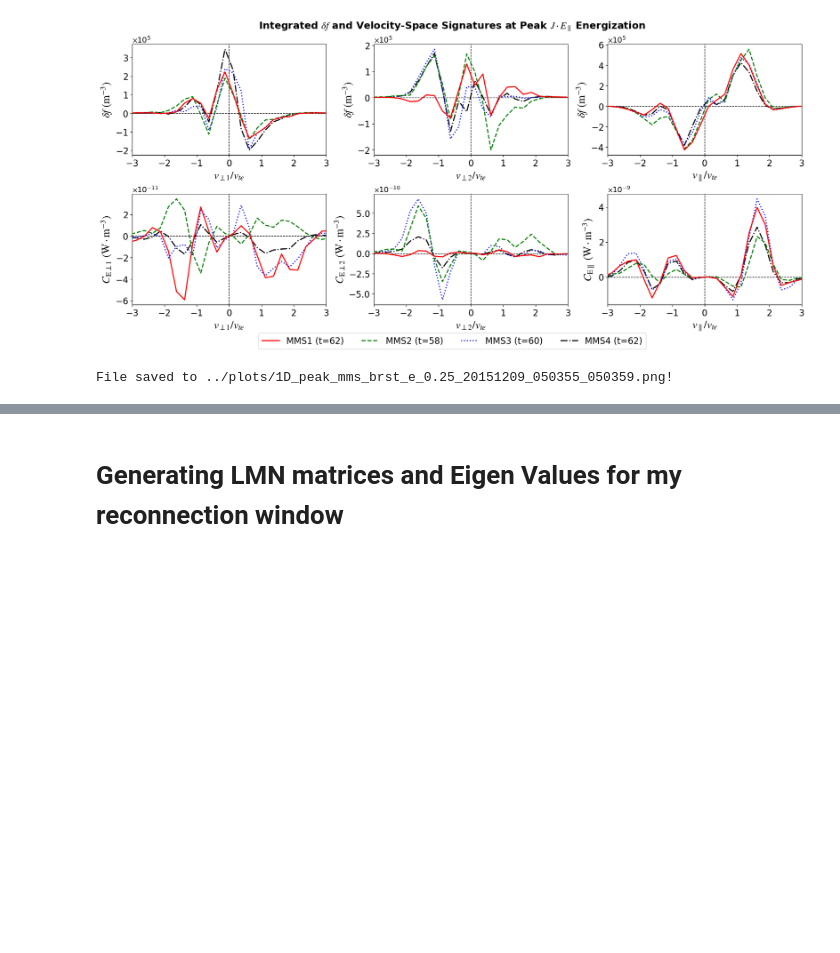
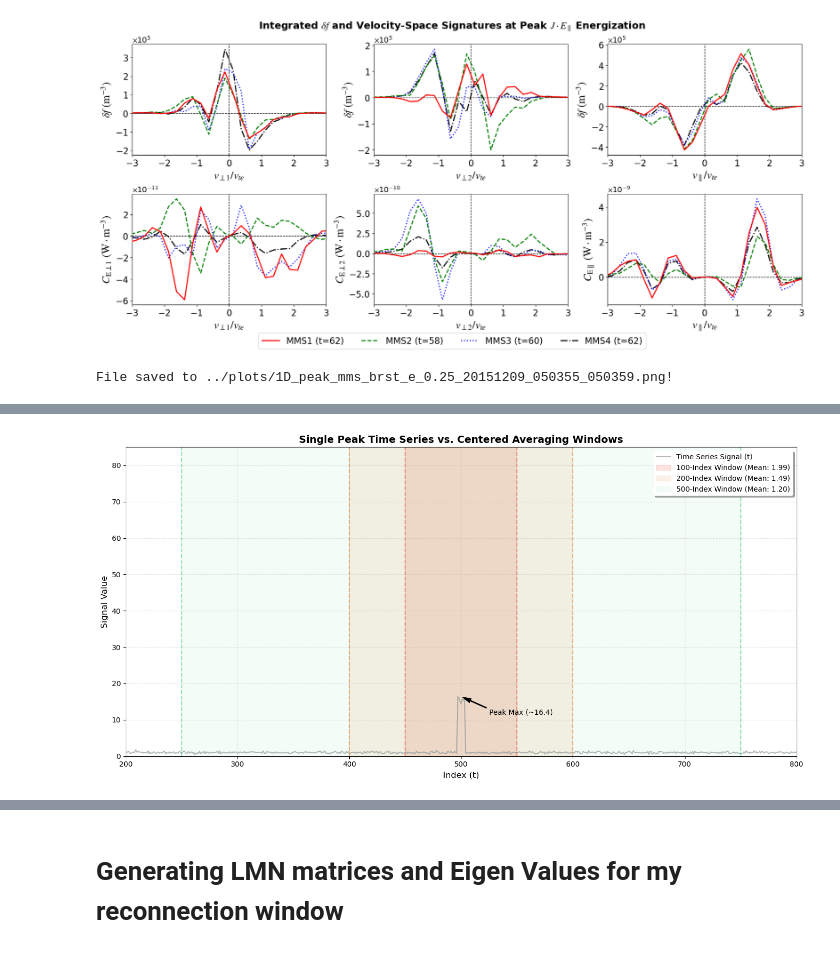
Before and after one commit to regisjohn/FPC_mRx, a Jupyter notebook: scripts/Publication_plots.ipynb, the cells around one changed output, grey strips where cells are left out. Drawn from its saved outputs; the diff is of its cells as text; code cells hidden in the pictures; blank space fills up the shorter version.

```diff
--- a/scripts/Publication_plots.ipynb
+++ b/scripts/Publication_plots.ipynb
@@ -2524,0 +2689,16 @@ File saved to ../plots/mms4_brst_e_0.25_20151209_050355_050359.pdf!
+# %%
+hfile_f = hfile.replace("_df_", "_f_")
+# %%
+time_index = 62
+with h5py.File(hfile, 'r') as f:
+	c_vol = f["fac"]["c_vol"][:, :, :, :, time_index]
+	xc = f["fac"]["binc_n"][...]
+	yc = f["fac"]["binc_n"][...]
+	zc = f["fac"]["binc_n"][...]
+# %%
+with h5py.File(hfile_f, 'r') as f:
+	cf_vol = f["fac"]["c_vol"][:, :, :, :, time_index]
+	xc = f["fac"]["binc_n"][...]
+	yc = f["fac"]["binc_n"][...]
+	zc = f["fac"]["binc_n"][...]
+	cz_folds = f["fac"]["cz_folds"][:,:,:, time_index]
@@ -3190,0 +3376,77 @@ plt.show()
+# %%
+import numpy as np
+import pandas as pd
+import matplotlib.pyplot as plt
+
+# Set random seed for perfectly reproducible results
+np.random.seed(42)
+
+# Create a single long time series array (t) with 1000 indices
+total_indices = 1000
+baseline = 1.0
+peak_center = 500       # Put the peak exactly in the middle of our time series
+peak_duration = 7       # Peak is 7 indices wide
+peak_multiplier = 15    # Peak value is ~75.0
+
+# 1. Generate the single time series data (t)
+t = baseline + np.random.normal(loc=0.0, scale=0.2, size=total_indices)
+half_duration = peak_duration // 2
+peak_start = peak_center - half_duration
+peak_end = peak_start + peak_duration
+
+# Inject the single peak into this specific time series
+t[peak_start:peak_end] = (baseline * peak_multiplier) + np.random.normal(0, 1.0, peak_duration)
+
+# 2. Set up the plotting layout
+plt.figure(figsize=(14, 7))
+indices = np.arange(total_indices)
+
+# Plot the raw time series data
+plt.plot(indices, t, color='#7f8c8d', alpha=0.6, label='Time Series Signal (t)', zorder=1)
+
+# Define windows and colors for the visual bounds
+window_widths = [100, 200, 500]
+colors = ['#e74c3c', '#e67e22', '#2ecc71'] # Red, Orange, Green
+alphas = [0.15, 0.10, 0.05]
+
+# Plot each window boundary centered at the peak
+for width, color, alpha in zip(window_widths, colors, alphas):
+	half_width = width // 2
+	w_start = peak_center - half_width
+	w_end = peak_center + half_width
+
+	# Calculate window data to show the mean inside the legend label
+	window_mean = np.mean(t[w_start:w_end])
+
+	# Add a shaded region representing the window span
+	plt.axvspan(w_start, w_end, color=color, alpha=alpha,
+				label=f'{width}-Index Window (Mean: {window_mean:.2f})', zorder=0)
+
+	# Add dashed vertical lines to mark boundaries clearly
+	plt.axvline(w_start, color=color, linestyle='--', alpha=0.5, zorder=2)
+	plt.axvline(w_end, color=color, linestyle='--', alpha=0.5, zorder=2)
+
+# Label the chart elements
+plt.title('Single Peak Time Series vs. Centered Averaging Windows', fontsize=14, fontweight='bold')
+plt.xlabel('Index (t)', fontsize=12)
+plt.ylabel('Signal Value', fontsize=12)
+plt.grid(True, linestyle=':', alpha=0.6)
+
+# Limit X-axis to focus closely around the windows of interest
+plt.xlim(200, 800)
+plt.ylim(0, 85)
+
+# Place the legend
+plt.legend(loc='upper right', frameon=True, facecolor='white', edgecolor='none', shadow=True)
+
+# Add text callout for the peak maximum
+peak_max_val = np.max(t[peak_start:peak_end])
+plt.annotate(f'Peak Max (~{peak_max_val:.1f})', xy=(peak_center, peak_max_val),
+			 xytext=(peak_center + 25, peak_max_val - 5),
+			 arrowprops=dict(facecolor='black', shrink=0.05, width=1, headwidth=6))
+
+# Render graph
+plt.tight_layout()
+plt.show()
+# %% [output]
+[figure, added]
```
Also changed, not shown: parts of 121 cells of this notebook, 8 other files.
